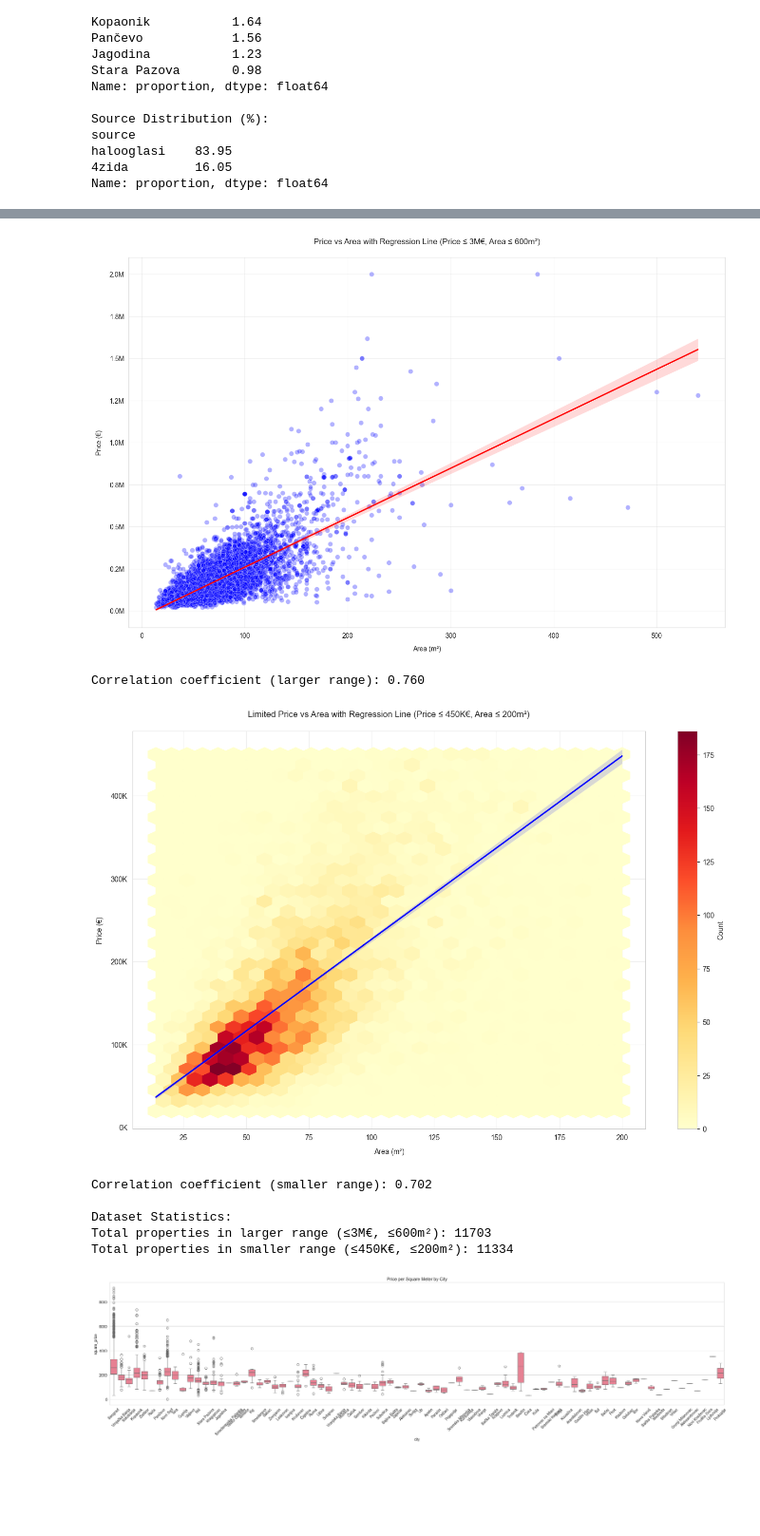
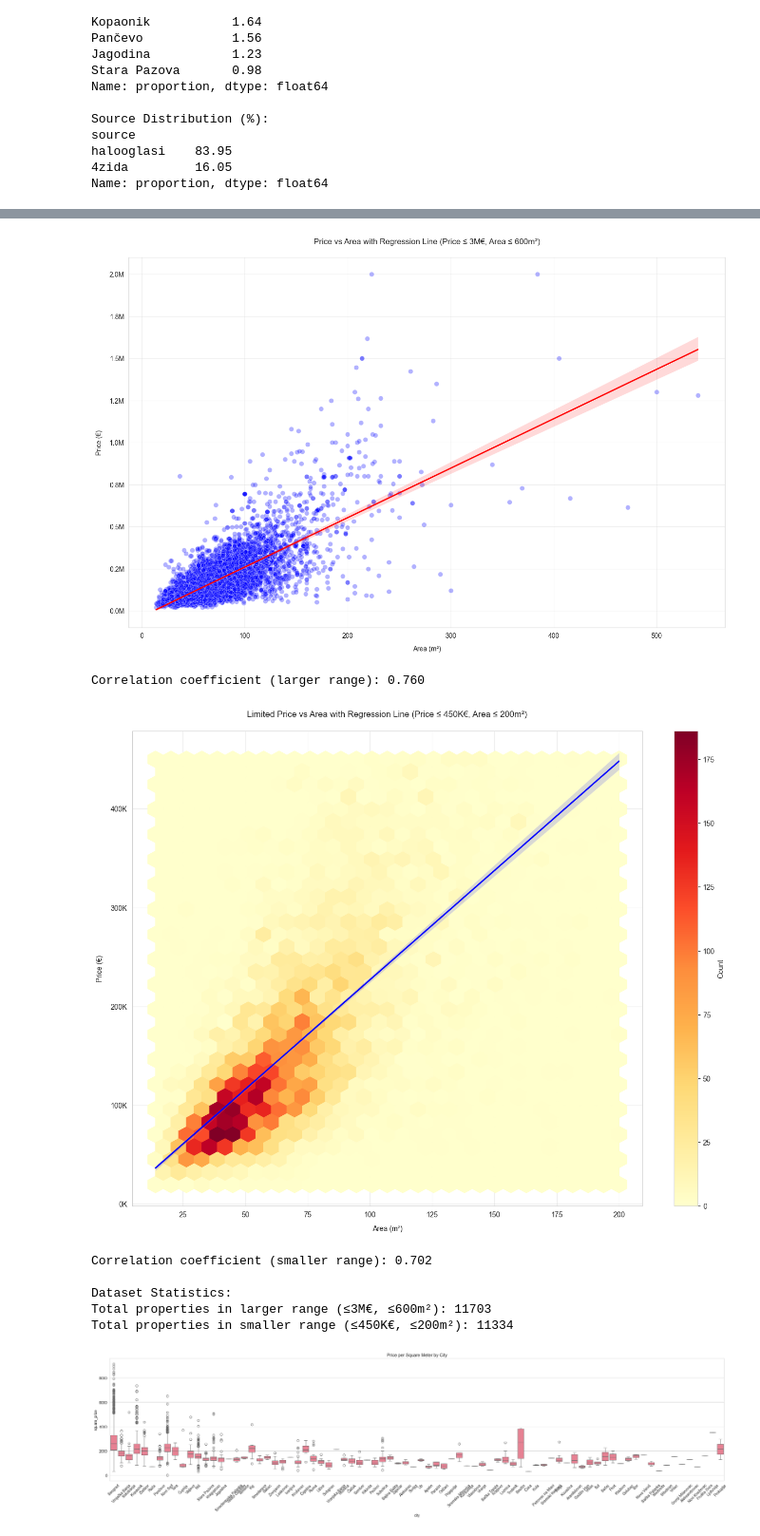
Before and after one commit to jovanovic-djo/real-estate-data-hub, a Jupyter notebook: notebooks/exploratory_data_analysis.ipynb, the cells around one changed output, grey strips where cells are left out. Shown at 95% size. Cells and saved outputs as stored; diff of their text form; code cells hidden in the pictures; blank space fills up the shorter version.

```diff
--- a/notebooks/exploratory_data_analysis.ipynb
+++ b/notebooks/exploratory_data_analysis.ipynb
@@ -185,7 +185,7 @@ df_filtered_small = df[
     (df['area'] <= 200)
 ]
 
-plt.figure(figsize=(16, 10))
+plt.figure(figsize=(16, 12))
 plt.hexbin(
     df_filtered_small['area'],
     df_filtered_small['price'],
@@ -193,34 +193,34 @@ plt.hexbin(
 )
 plt.colorbar(label='Count')
 
 sns.regplot(
     data=df_filtered_small,
     x='area',
     y='price',
     scatter=False,
     color='blue',
     line_kws={'linewidth': 2}
 )
 
 plt.title('Limited Price vs Area with Regression Line (Price ≤ 450K€, Area ≤ 200m²)', pad=20)
 plt.xlabel('Area (m²)', labelpad=10)
 plt.ylabel('Price (€)', labelpad=10)
 plt.gca().yaxis.set_major_formatter(plt.FuncFormatter(lambda x, p: f'{x/1000:.0f}K'))
 plt.grid(True, alpha=0.3)
 output = "limited scatter plot"
 plt.savefig(graph_directory + output)
 plt.show()
 
 correlation = df_filtered_small['area'].corr(df_filtered_small['price'])
 print(f"Correlation coefficient (smaller range): {correlation:.3f}")
 
 print("\nDataset Statistics:")
 print(f"Total properties in larger range (≤3M€, ≤600m²): {len(df_filtered_large)}")
 print(f"Total properties in smaller range (≤450K€, ≤200m²): {len(df_filtered_small)}")
 # %% [output]
 [figure]
 Correlation coefficient (larger range): 0.760
-[figure, old version]
+[figure, new version]
 Correlation coefficient (smaller range): 0.702
 
 Dataset Statistics:
```
Also changed, not shown: parts of 3 cells of this notebook, 9 other files.
